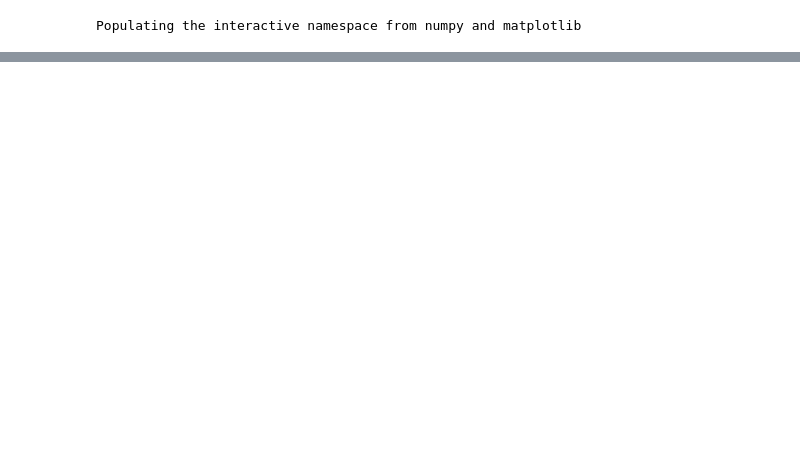
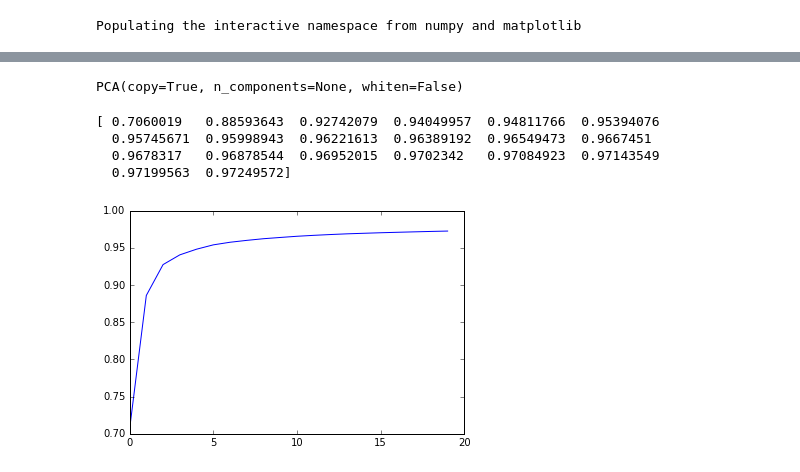
Before and after one commit to conwaywong/dse_capstone, a Jupyter notebook: traffic/src/pivot/Eigs Work.ipynb, the cells around one changed output, grey strips where cells are left out. Cells and saved outputs as stored; diff of their text form; code cells hidden in the pictures; blank space fills up the shorter version.

```diff
--- a/traffic/src/pivot/Eigs Work.ipynb
+++ b/traffic/src/pivot/Eigs Work.ipynb
@@ -75,0 +5,6 @@ plt.scatter([x[0] for x in vec2proj], [y[1] for y in vec2proj])
+# %%
+import pickle
+import pandas as pd
+from sklearn.decomposition import PCA
+import numpy as np
+e = 20
@@ -75,0 +84,2 @@ plt.scatter([x[0] for x in vec2proj], [y[1] for y in vec2proj])
+# %%
+data2 = pd.read_csv('d11_2010_01_m1_pivot2.csv', header=None)
@@ -75,0 +96,14 @@ plt.scatter([x[0] for x in vec2proj], [y[1] for y in vec2proj])
+# %%
+pca2 = PCA()
+pca2.fit(data2.iloc[:,3:])
+# %% [output]
+PCA(copy=True, n_components=None, whiten=False)
+# %%
+plt.plot(np.cumsum(pca2.explained_variance_ratio_[:e]))
+print np.cumsum(pca2.explained_variance_ratio_[:e])
+# %% [output]
+[ 0.7060019   0.88593643  0.92742079  0.94049957  0.94811766  0.95394076
+  0.95745671  0.95998943  0.96221613  0.96389192  0.96549473  0.9667451
+  0.9678317   0.96878544  0.96952015  0.9702342   0.97084923  0.97143549
+  0.97199563  0.97249572]
+[figure, added]
```
Also changed, not shown: parts of 38 cells of this notebook, 2 other files.
